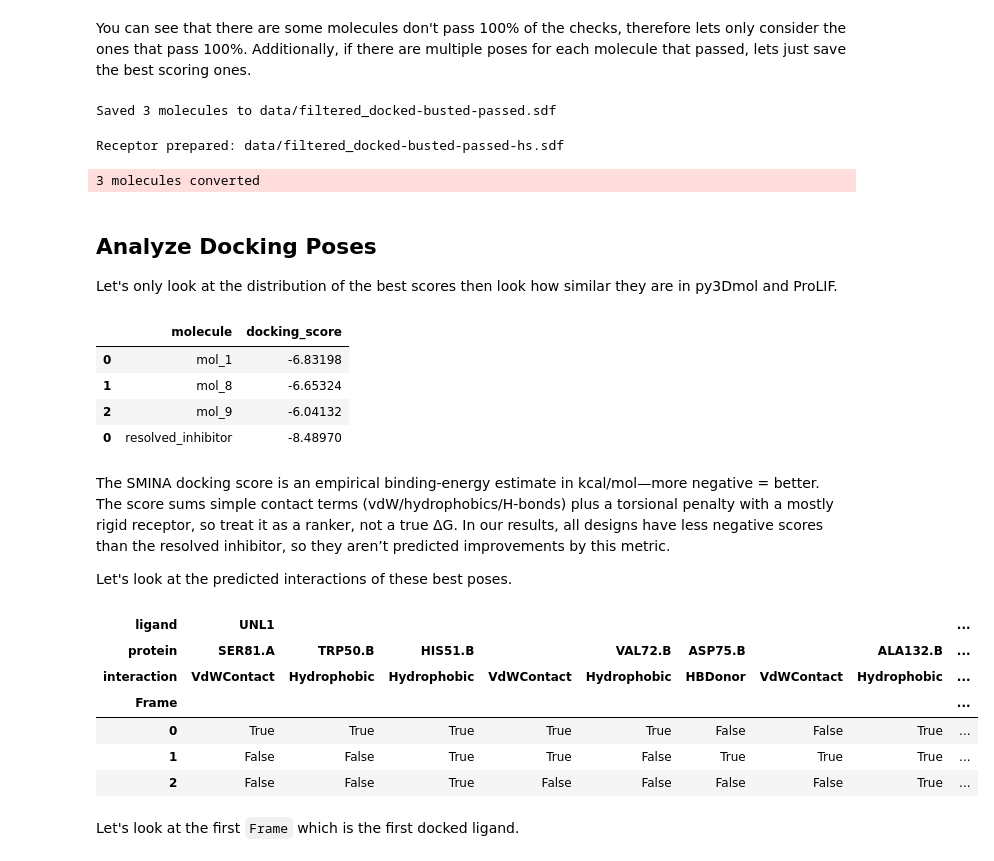
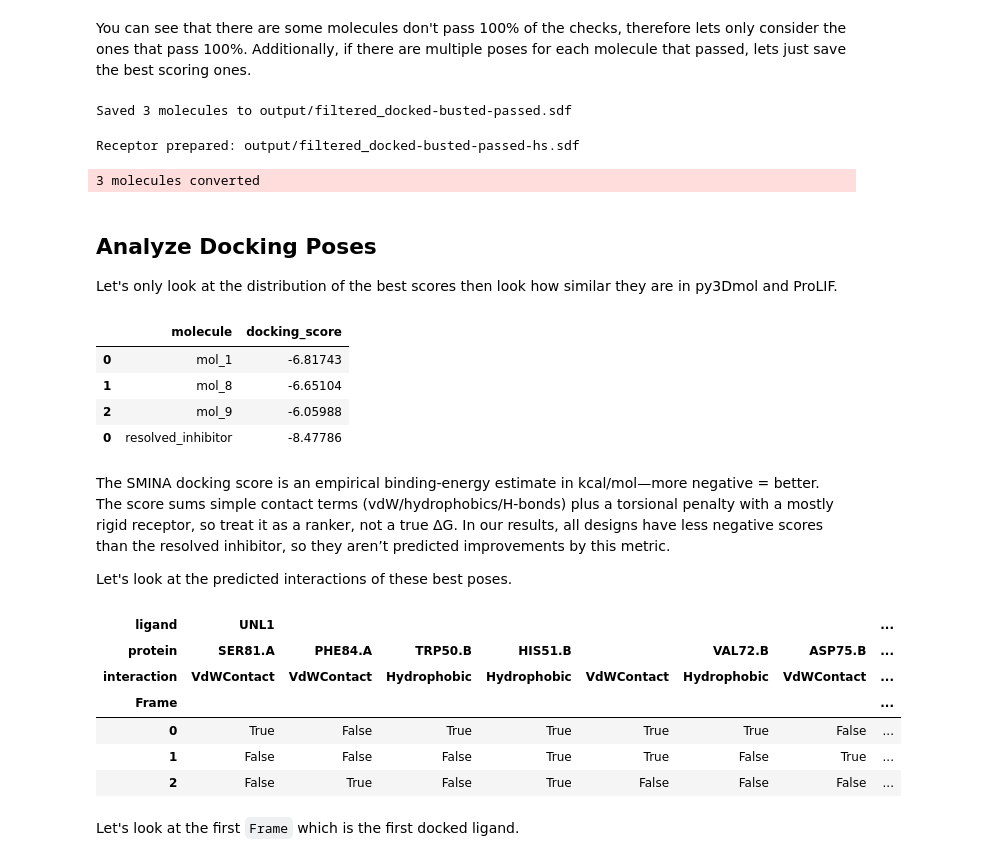
Before and after one commit to oxpig/dtc-struc-bio-smolecules, a Jupyter notebook: 3_zika_example_workflow.ipynb, the cells around one changed output. Drawn from its saved outputs; the diff is of its cells as text; code cells hidden in the pictures.

```diff
--- a/3_zika_example_workflow.ipynb
+++ b/3_zika_example_workflow.ipynb
@@ -757,11 +718,11 @@ df[['molecule', 'position', 'percentage_passed']]
 You can see that there are some molecules don't pass 100% of the checks, therefore lets only consider the ones that pass 100%. Additionally, if there are multiple poses for each molecule that passed, lets just save the best scoring ones.
 # %%
 # write new SDF with only the lowest scoring passed poses
-writer = Chem.SDWriter("data/filtered-docked-busted-passed.sdf")
+writer = Chem.SDWriter("output/filtered-docked-busted-passed.sdf")
 molecule_scores = {}
 
 # First pass: collect lowest scores per molecule
-for i, mol in enumerate(Chem.SDMolSupplier("data/filtered-docked.sdf")):
+for i, mol in enumerate(Chem.SDMolSupplier("output/filtered-docked.sdf")):
     if mol is not None and mol.HasProp("minimizedAffinity") and df.iloc[i]['percentage_passed'] == 100:
         mol_name = df.iloc[i]['molecule']
         score = float(mol.GetProp("minimizedAffinity"))
@@ -769,7 +730,7 @@ for i, mol in enumerate(Chem.SDMolSupplier("data/filtered-docked.sdf")):
             molecule_scores[mol_name] = (i, score)
 
 # Second pass: write only the lowest scoring pose per molecule and add Hydrogen atoms
-for i, mol in enumerate(Chem.SDMolSupplier("data/filtered-docked.sdf")):
+for i, mol in enumerate(Chem.SDMolSupplier("output/filtered-docked.sdf")):
     if mol is not None and mol.HasProp("minimizedAffinity"):
         mol_name = df.iloc[i]['molecule']
         if mol_name in molecule_scores and molecule_scores[mol_name][0] == i:
@@ -777,22 +738,22 @@ for i, mol in enumerate(Chem.SDMolSupplier("data/filtered-docked.sdf")):
             writer.write(mol)
 
 writer.close()
-print(f"Saved {len(molecule_scores)} molecules to data/filtered_docked-busted-passed.sdf")
+print(f"Saved {len(molecule_scores)} molecules to output/filtered_docked-busted-passed.sdf")
 # %% [output]
-Saved 3 molecules to data/filtered_docked-busted-passed.sdf
+Saved 3 molecules to output/filtered_docked-busted-passed.sdf
 # %%
 # Add hydrogen atoms to the 3D conformer of the ligand using openbabel
 subprocess.run([
     "obabel",
-    "data/filtered-docked-busted-passed.sdf", # input filename
+    "output/filtered-docked-busted-passed.sdf", # input filename
     "-O",
-    "data/filtered-docked-busted-passed-hs.sdf", # output filename
+    "output/filtered-docked-busted-passed-hs.sdf", # output filename
     "-xr",  # Write as a rigid body
     "-h" # Add explicit hydrogens
 ], check=True)
-print("Receptor prepared: data/filtered_docked-busted-passed-hs.sdf")
+print("Receptor prepared: output/filtered_docked-busted-passed-hs.sdf")
 # %% [output]
-Receptor prepared: data/filtered_docked-busted-passed-hs.sdf
+Receptor prepared: output/filtered_docked-busted-passed-hs.sdf
 3 molecules converted
 # %% [markdown]
 ## Analyze Docking Poses
@@ -800,7 +761,7 @@ Receptor prepared: data/filtered_docked-busted-passed-hs.sdf
 Let's only look at the distribution of the best scores then look how similar they are in py3Dmol and ProLIF.
 # %%
 # make dataframe of the final passing molecules
-mols = Chem.SDMolSupplier("data/filtered-docked-busted-passed-hs.sdf")
+mols = Chem.SDMolSupplier("output/filtered-docked-busted-passed-hs.sdf")
 df = pd.DataFrame([(mol.GetProp("_Name"), float(mol.GetProp("minimizedAffinity"))) for mol in mols])
 df.columns = ['molecule', 'docking_score']
 df.sort_values(by='docking_score', ascending=True, inplace=True)
@@ -810,10 +771,10 @@ df = pd.concat([df, pd.DataFrame([('resolved_inhibitor', best_score)], columns=[
 df
 # %% [output]
 |  | molecule | docking_score |
-| 0 | mol_1 | -6.83198 |
-| 1 | mol_8 | -6.65324 |
-| 2 | mol_9 | -6.04132 |
-| 0 | resolved_inhibitor | -8.48970 |
+| 0 | mol_1 | -6.81743 |
+| 1 | mol_8 | -6.65104 |
+| 2 | mol_9 | -6.05988 |
+| 0 | resolved_inhibitor | -8.47786 |
 # %% [markdown]
 The SMINA docking score is an empirical binding-energy estimate in kcal/mol—more negative = better. The score sums simple contact terms (vdW/hydrophobics/H-bonds) plus a torsional penalty with a mostly rigid receptor, so treat it as a ranker, not a true ΔG. In our results, all designs have less negative scores than the resolved inhibitor, so they aren’t predicted improvements by this metric.
 
@@ -821,28 +782,28 @@ Let's look at the predicted interactions of these best poses.
 # %%
 prot = Chem.MolFromPDBFile("data/7I9O-receptor.pdb", removeHs=False)
 protein = prolif.Molecule.from_rdkit(prot)
 
-ligs = prolif.sdf_supplier("data/filtered-docked-busted-passed-hs.sdf")
+ligs = prolif.sdf_supplier("output/filtered-docked-busted-passed-hs.sdf")
 
 # Run PROLIF analysis only for
 fp = prolif.Fingerprint()
 fp.run_from_iterable(ligs, protein)
 
 df = fp.to_dataframe()
 # Clear intermediate objects
 del fp
 gc.collect()
 
-df.to_csv('data/df_designed.csv')
+df.to_csv('output/df-designed-interactions.csv')
 df
 # %% [output]
-| ligand | UNL1 |  |  |  |  |  |  |  | ... |
-| protein | SER81.A | TRP50.B | HIS51.B |  | VAL72.B | ASP75.B |  | ALA132.B | ... |
-| interaction | VdWContact | Hydrophobic | Hydrophobic | VdWContact | Hydrophobic | HBDonor | VdWContact | Hydrophobic | ... |
-| Frame |  |  |  |  |  |  |  |  | ... |
-| 0 | True | True | True | True | True | False | False | True | ... |
-| 1 | False | False | True | True | False | True | True | True | ... |
-| 2 | False | False | True | False | False | False | False | True | ... |
+| ligand | UNL1 |  |  |  |  |  |  | ... |
+| protein | SER81.A | PHE84.A | TRP50.B | HIS51.B |  | VAL72.B | ASP75.B | ... |
+| interaction | VdWContact | VdWContact | Hydrophobic | Hydrophobic | VdWContact | Hydrophobic | VdWContact | ... |
+| Frame |  |  |  |  |  |  |  | ... |
+| 0 | True | False | True | True | True | True | False | ... |
+| 1 | False | False | False | True | True | False | True | ... |
+| 2 | False | True | False | True | False | False | False | ... |
 # %% [markdown]
 Let's look at the first `Frame` which is the first docked ligand.
 # %%
```
Also changed, not shown: parts of 17 cells of this notebook, 4 other files.
